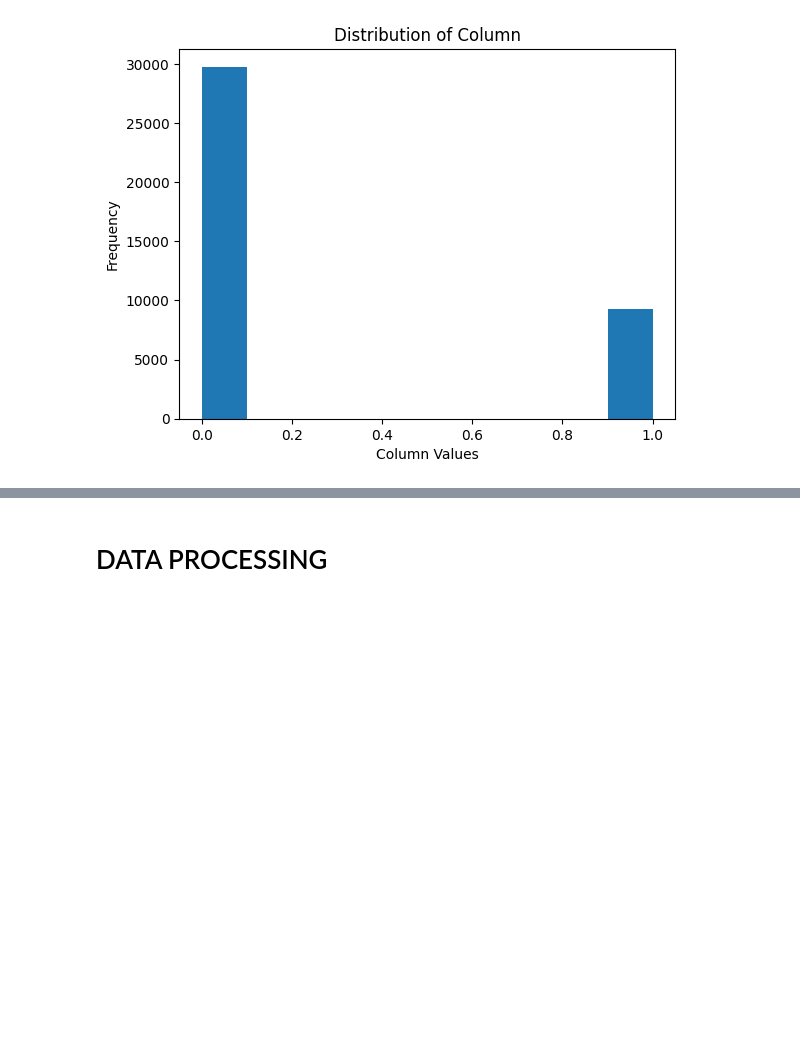
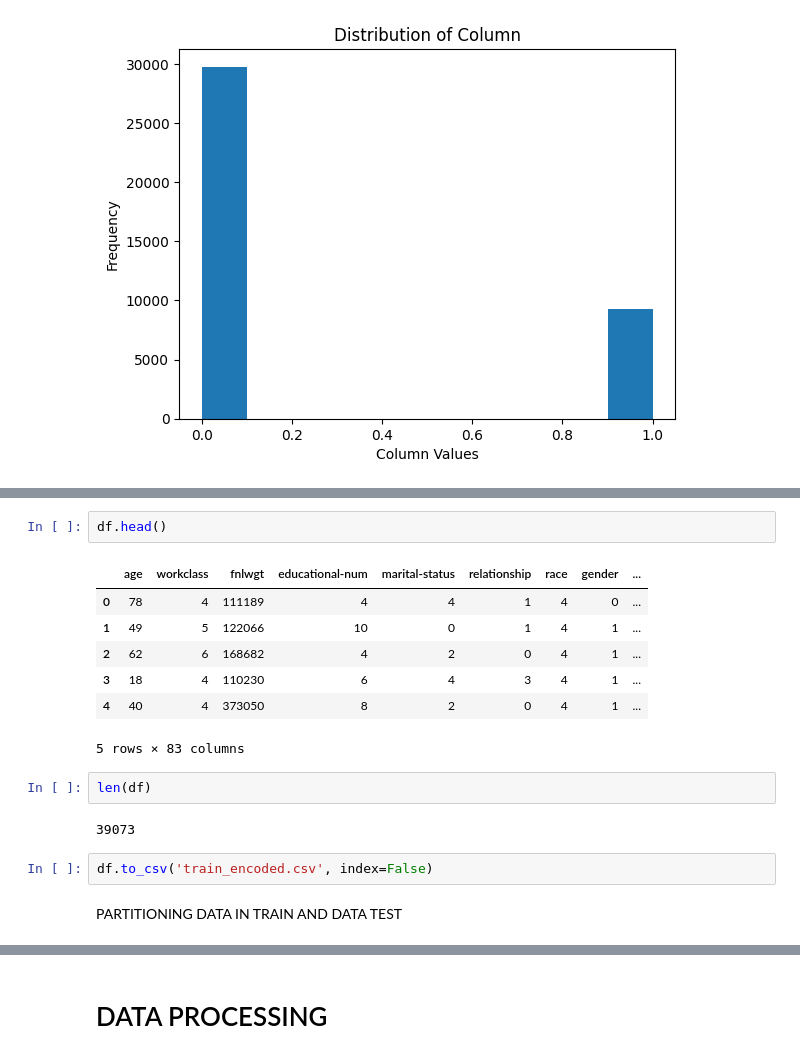
Before and after one commit to gredy/2021Z-DataVisualizationTechniques, a Jupyter notebook: Mini_Kaggle_Project_2_income.ipynb, the cells around one changed output, grey strips where cells are left out. Cells and saved outputs as stored; diff of their text form; blank space fills up the shorter version.

```diff
--- a/Mini_Kaggle_Project_2_income.ipynb
+++ b/Mini_Kaggle_Project_2_income.ipynb
@@ -128,0 +131,18 @@ plt.show()
+# %%
+df.head()
+# %% [output]
+|  | age | workclass | fnlwgt | educational-num | marital-status | relationship | race | gender | ... |
+| 0 | 78 | 4 | 111189 | 4 | 4 | 1 | 4 | 0 | ... |
+| 1 | 49 | 5 | 122066 | 10 | 0 | 1 | 4 | 1 | ... |
+| 2 | 62 | 6 | 168682 | 4 | 2 | 0 | 4 | 1 | ... |
+| 3 | 18 | 4 | 110230 | 6 | 4 | 3 | 4 | 1 | ... |
+| 4 | 40 | 4 | 373050 | 8 | 2 | 0 | 4 | 1 | ... |
+5 rows × 83 columns
+# %%
+len(df)
+# %% [output]
+39073
+# %%
+df.to_csv('train_encoded.csv', index=False)
+# %% [markdown]
+PARTITIONING DATA IN TRAIN AND DATA TEST
```
Also changed, not shown: parts of 31 cells of this notebook.
